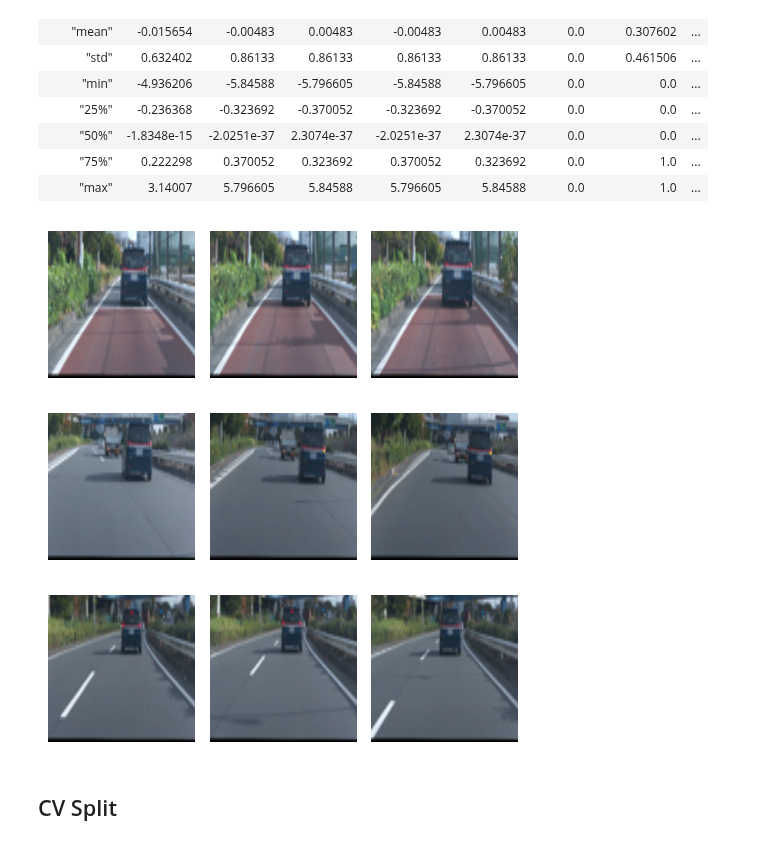
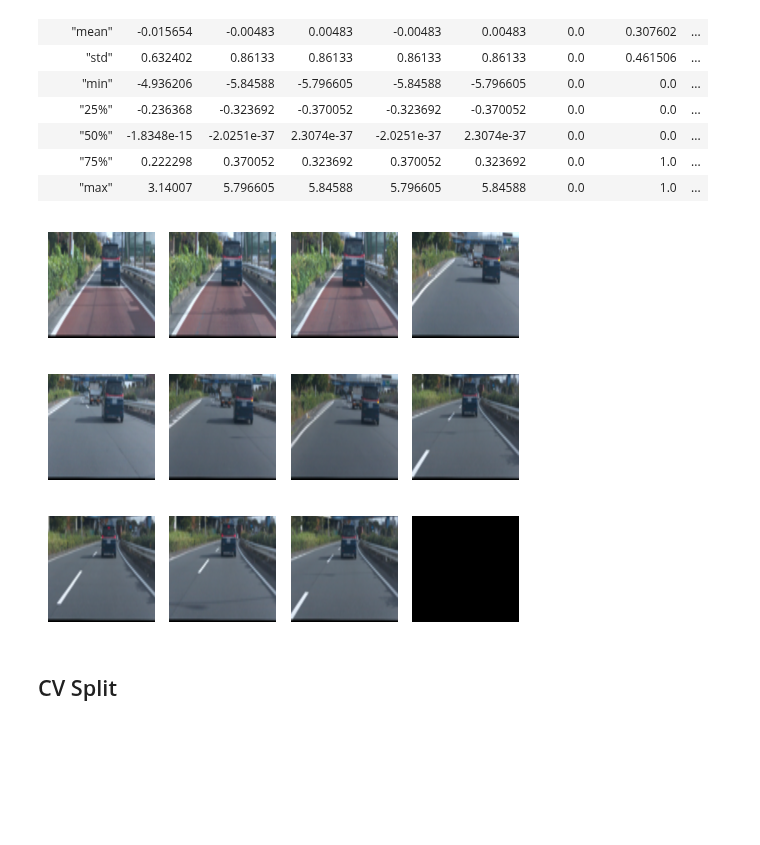
Before and after one commit to penguin-prg/atmacup18, a Jupyter notebook: train/cnn.ipynb, the cells around one changed output. Cells and saved outputs as stored; diff of their text form; code cells hidden in the pictures; blank space fills up the shorter version.

Commit message:
next image

```diff
--- a/train/cnn.ipynb
+++ b/train/cnn.ipynb
@@ -167,25 +166,34 @@ valid_aug = [
 ]
 
 
-def load_image(ID: str) -> np.ndarray:
+def load_image(ID: str, n_frame: int = 3) -> np.ndarray:
+    if not os.path.exists(os.path.join(CFG["dataset"]["competition_dir"], "images", ID, "image_t.png")):
+        return np.zeros((64, 128, n_frame * 3), dtype=np.float32)
+
     # if ID not in IMAGE_CACHE:
-    image = np.concatenate(
-        [
-            cv2.cvtColor(
-                cv2.imread(os.path.join(CFG["dataset"]["competition_dir"], "images", ID, "image_t.png")),
-                cv2.COLOR_BGR2RGB,
-            ),
-            cv2.cvtColor(
-                cv2.imread(os.path.join(CFG["dataset"]["competition_dir"], "images", ID, "image_t-0.5.png")),
-                cv2.COLOR_BGR2RGB,
-            ),
-            cv2.cvtColor(
-                cv2.imread(os.path.join(CFG["dataset"]["competition_dir"], "images", ID, "image_t-1.0.png")),
-                cv2.COLOR_BGR2RGB,
-            ),
-        ],
-        axis=2,
-    )  # (H, W, C)
+    if n_frame == 3:
+        image = np.concatenate(
+            [
+                cv2.cvtColor(
+                    cv2.imread(os.path.join(CFG["dataset"]["competition_dir"], "images", ID, "image_t.png")),
+                    cv2.COLOR_BGR2RGB,
+                ),
+                cv2.cvtColor(
+                    cv2.imread(os.path.join(CFG["dataset"]["competition_dir"], "images", ID, "image_t-0.5.png")),
+                    cv2.COLOR_BGR2RGB,
+                ),
+                cv2.cvtColor(
+                    cv2.imread(os.path.join(CFG["dataset"]["competition_dir"], "images", ID, "image_t-1.0.png")),
+                    cv2.COLOR_BGR2RGB,
+                ),
+            ],
+            axis=2,
+        )  # (H, W, C)
+    elif n_frame == 1:
+        image = cv2.cvtColor(
+            cv2.imread(os.path.join(CFG["dataset"]["competition_dir"], "images", ID, "image_t-1.0.png")),
+            cv2.COLOR_BGR2RGB,
+        )
     # IMAGE_CACHE[ID] = image
     # return IMAGE_CACHE[ID]
     return image
@@ -208,41 +216,46 @@ class Atma18ImageDataset(Dataset):
     def __getitem__(self, index):
         ID = self.df["ID"][index]
 
-        image = load_image(ID)
+        scene, offset = ID.split("_")
+        offset = int(offset)
+
+        next_ID = f"{scene}_{offset + 100}"
+
+        image = np.concatenate([load_image(ID), load_image(next_ID, n_frame=1)], axis=2)
         image = self.aug(image=image)["image"]
         image = image.transpose(2, 0, 1)  # (H, W, C) -> (C, H, W)
         image = image.astype(np.float32)
 
         meta = self.meta_features[index]
         targets = self.targets[index]
 
         return {"image": image, "meta": meta}, targets
 
 
 # check
 for i in range(3):
     dataset = Atma18ImageDataset(train, aug=train_aug)
     x, targets = dataset[i]
     image = x["image"]
 
-    fig, axs = plt.subplots(1, 3, figsize=(5, 4))
+    fig, axs = plt.subplots(1, 4, figsize=(5, 4))
     for j, ax in enumerate(axs):
         img = image[j * 3 : j * 3 + 3].transpose(1, 2, 0)
         img -= img.min()
         img /= img.max()
         ax.imshow(img)
         ax.axis("off")
     plt.tight_layout()
     plt.show()
 
 
 # # caching
 # for i in tqdm(range(len(train))):
 #     dataset[i]
 # %% [output]
-[figure, old version]
+[figure, new version]
-[figure, old version]
+[figure, new version]
-[figure, old version]
+[figure, new version]
 # %%
 import timm
 import torch
```
Also changed, not shown: parts of 3 cells of this notebook, 1 other file.
